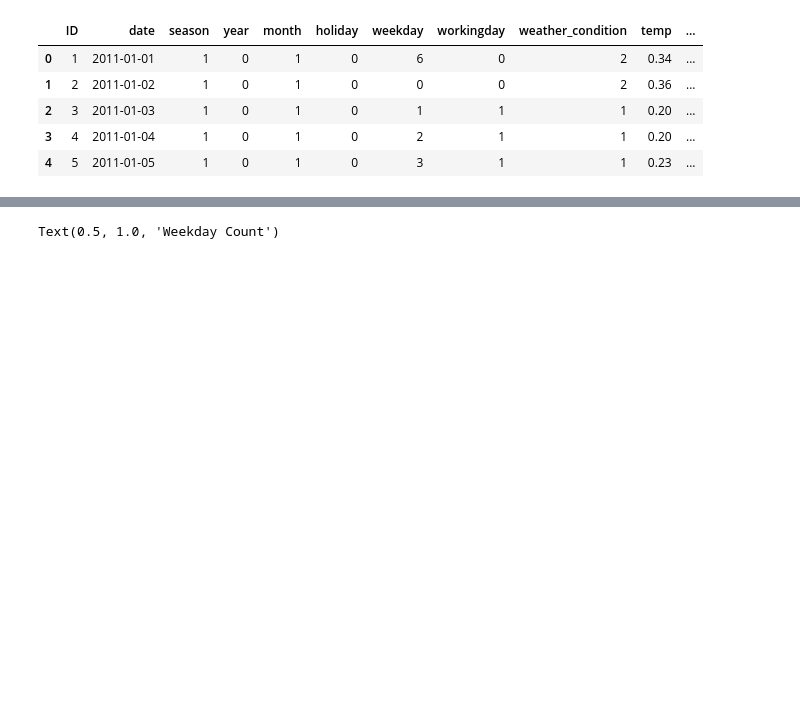
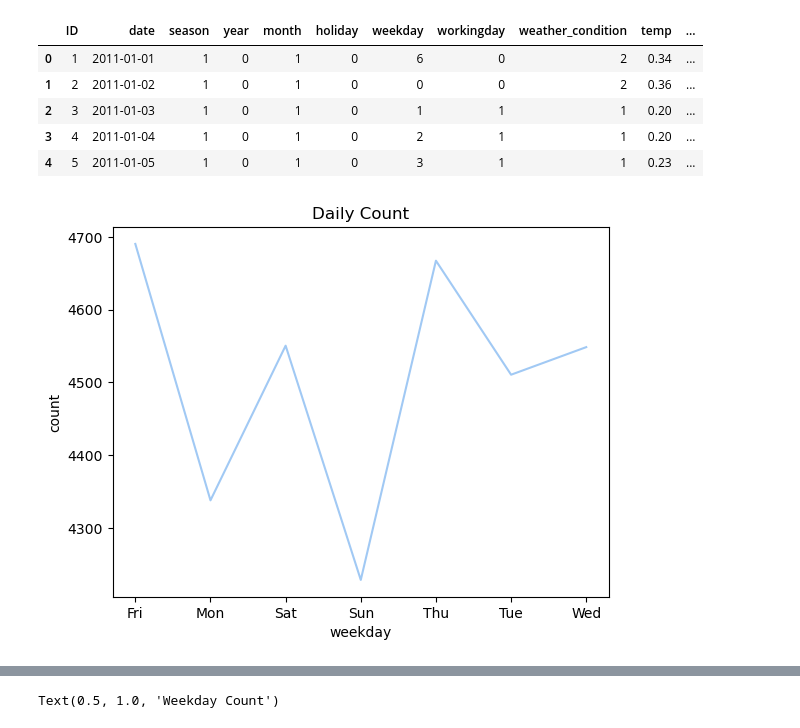
Before and after one commit to NiaLucia/Sprint2, a Jupyter notebook: Bike Project/BikeEDA.ipynb, the cells around one changed output, grey strips where cells are left out. Drawn from its saved outputs; the diff is of its cells as text; code cells hidden in the pictures; blank space fills up the shorter version.

```diff
--- a/Bike Project/BikeEDA.ipynb
+++ b/Bike Project/BikeEDA.ipynb
@@ -217,3 +217,11 @@ hour['weekday'] = hour.weekday.map({0: 'Sun', 1: 'Mon', 2: 'Tue', 3: 'Wed', 4: '
 # converting year
 day['year'] = day.year.map({0: '2011', 1: '2012'}).astype('category')
 hour['year'] = hour.year.map({0: '2011', 1: '2012'}).astype('category')
+# %%
+# Daily Count Weekdays
+
+daily_count = day.groupby('weekday').agg({'count': 'mean'})
+sns.lineplot(x = "weekday", y = "count", data= daily_count).set_title('Daily Count')
+plt.show()
+# %% [output]
+[figure, added]
```
Also changed, not shown: parts of 3 cells of this notebook.
